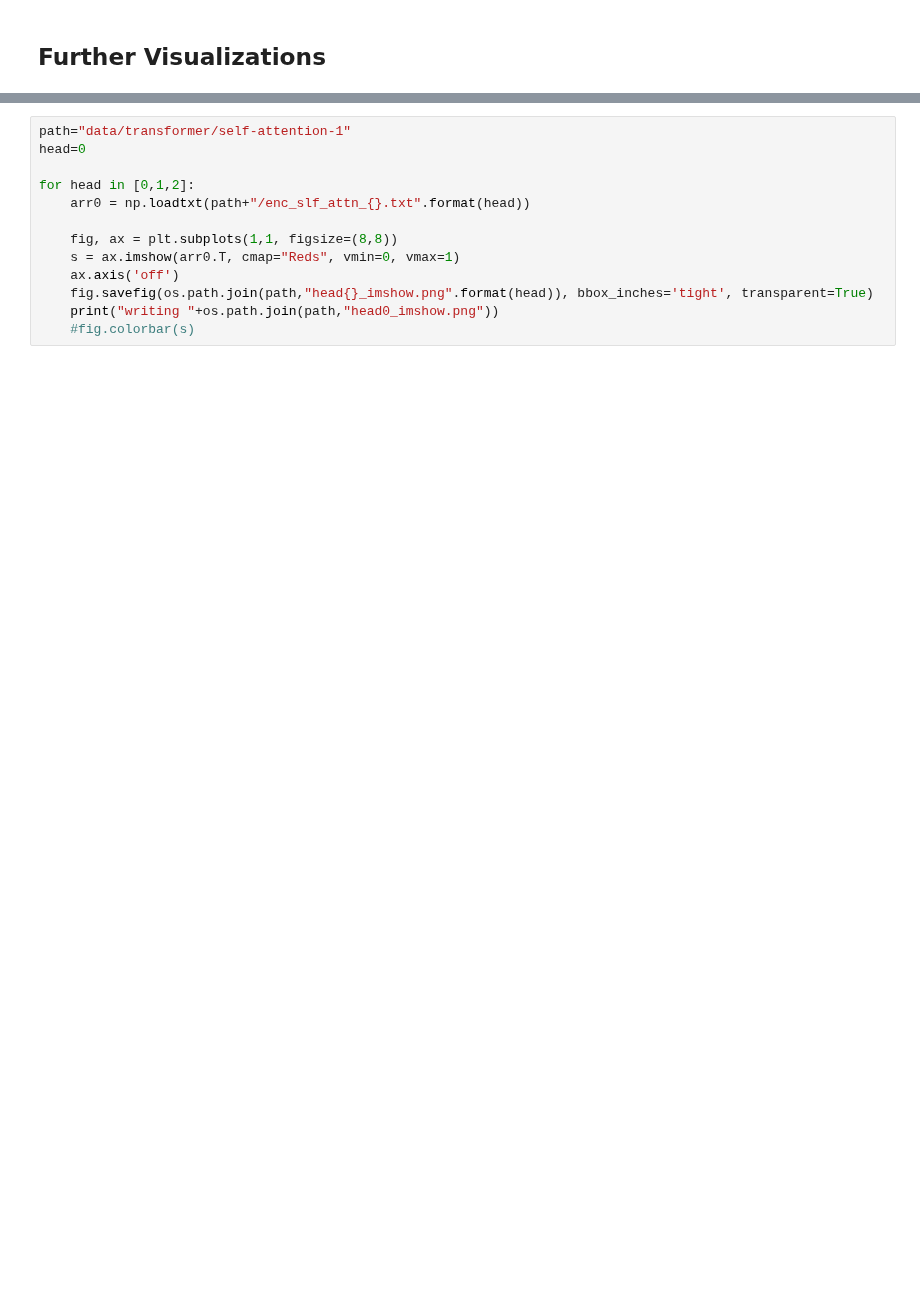
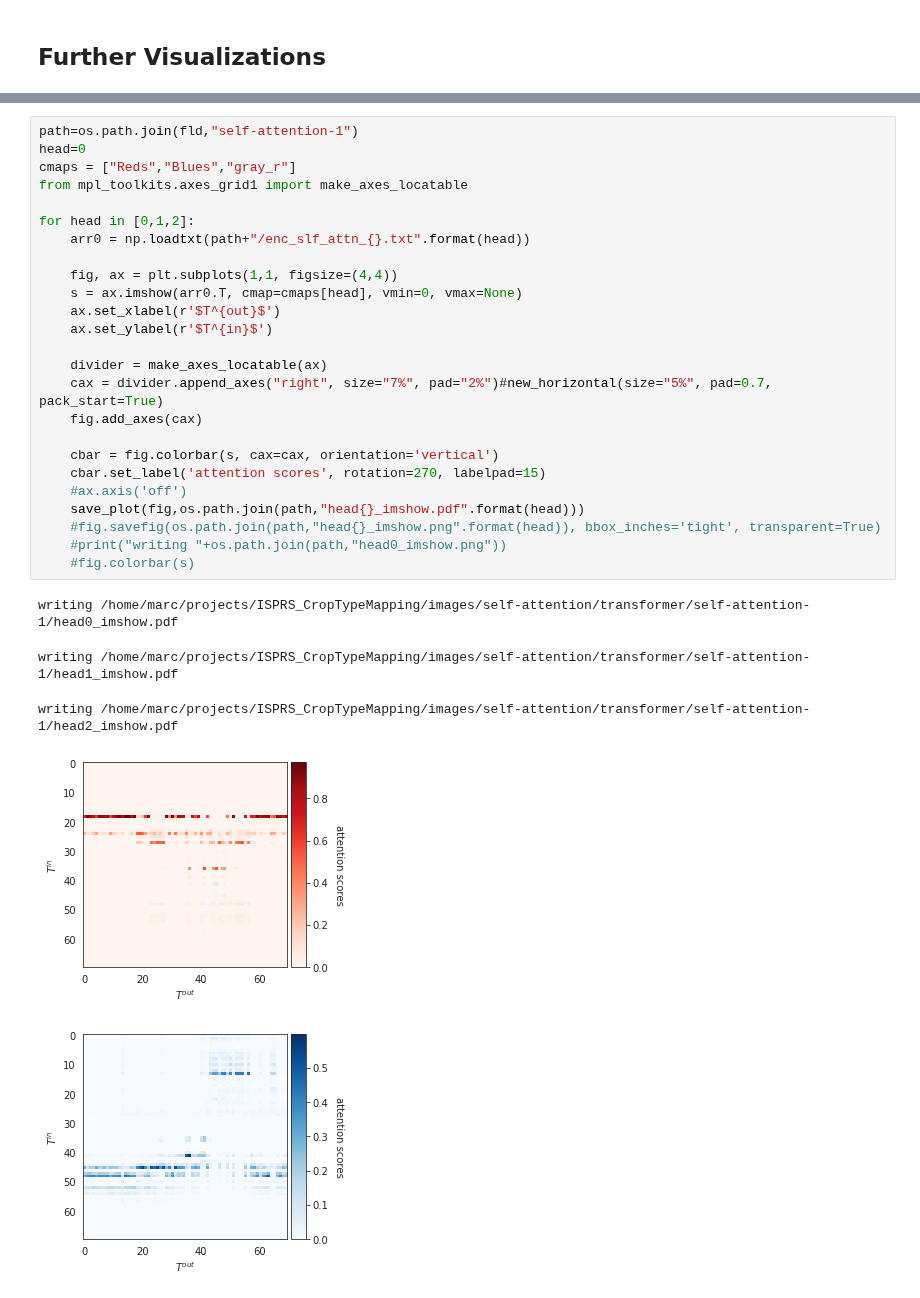
Before and after one commit to MarcCoru/crop-type-mapping, a Jupyter notebook: notebooks/Transformer.ipynb, the cells around one changed output, grey strips where cells are left out. Drawn from its saved outputs; the diff is of its cells as text; blank space fills up the shorter version.

```diff
--- a/notebooks/Transformer.ipynb
+++ b/notebooks/Transformer.ipynb
@@ -362,13 +347,31 @@ plot_attention(path+"/self-attention-1")
 # %%
-path="data/transformer/self-attention-1"
+path=os.path.join(fld,"self-attention-1")
 head=0
+cmaps = ["Reds","Blues","gray_r"]
+from mpl_toolkits.axes_grid1 import make_axes_locatable
 
 for head in [0,1,2]:
     arr0 = np.loadtxt(path+"/enc_slf_attn_{}.txt".format(head))
 
-    fig, ax = plt.subplots(1,1, figsize=(8,8))
-    s = ax.imshow(arr0.T, cmap="Reds", vmin=0, vmax=1)
-    ax.axis('off')
-    fig.savefig(os.path.join(path,"head{}_imshow.png".format(head)), bbox_inches='tight', transparent=True)
-    print("writing "+os.path.join(path,"head0_imshow.png"))
+    fig, ax = plt.subplots(1,1, figsize=(4,4))
+    s = ax.imshow(arr0.T, cmap=cmaps[head], vmin=0, vmax=None)
+    ax.set_xlabel(r'$T^{out}$')
+    ax.set_ylabel(r'$T^{in}$')
+
+    divider = make_axes_locatable(ax)
+    cax = divider.append_axes("right", size="7%", pad="2%")#new_horizontal(size="5%", pad=0.7, pack_start=True)
+    fig.add_axes(cax)
+
+    cbar = fig.colorbar(s, cax=cax, orientation='vertical')
+    cbar.set_label('attention scores', rotation=270, labelpad=15)
+    #ax.axis('off')
+    save_plot(fig,os.path.join(path,"head{}_imshow.pdf".format(head)))
+    #fig.savefig(os.path.join(path,"head{}_imshow.png".format(head)), bbox_inches='tight', transparent=True)
+    #print("writing "+os.path.join(path,"head0_imshow.png"))
     #fig.colorbar(s)
+# %% [output]
+writing /home/marc/projects/ISPRS_CropTypeMapping/images/self-attention/transformer/self-attention-1/head0_imshow.pdf
+writing /home/marc/projects/ISPRS_CropTypeMapping/images/self-attention/transformer/self-attention-1/head1_imshow.pdf
+writing /home/marc/projects/ISPRS_CropTypeMapping/images/self-attention/transformer/self-attention-1/head2_imshow.pdf
+[figure, added]
+[figure, added]
```
Also changed, not shown: parts of 12 cells of this notebook, 7 other files.
